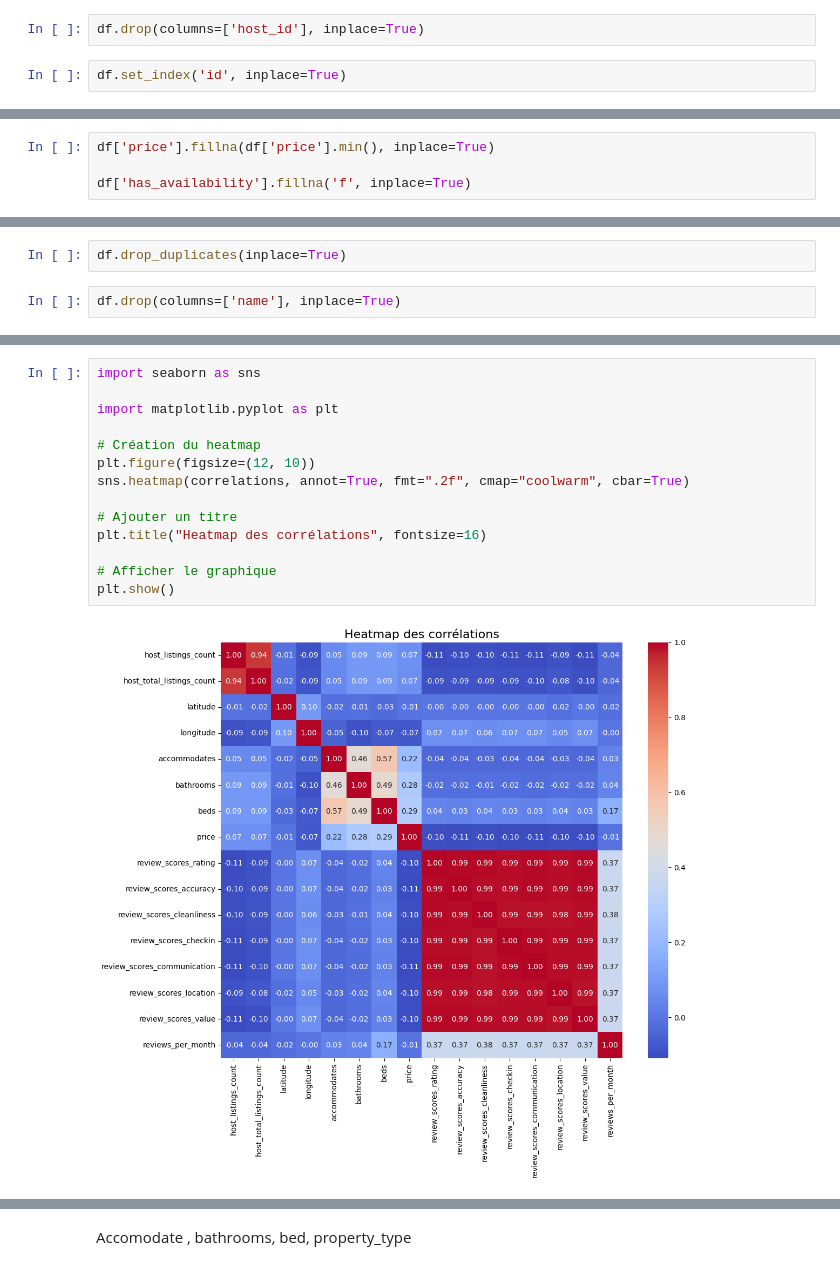
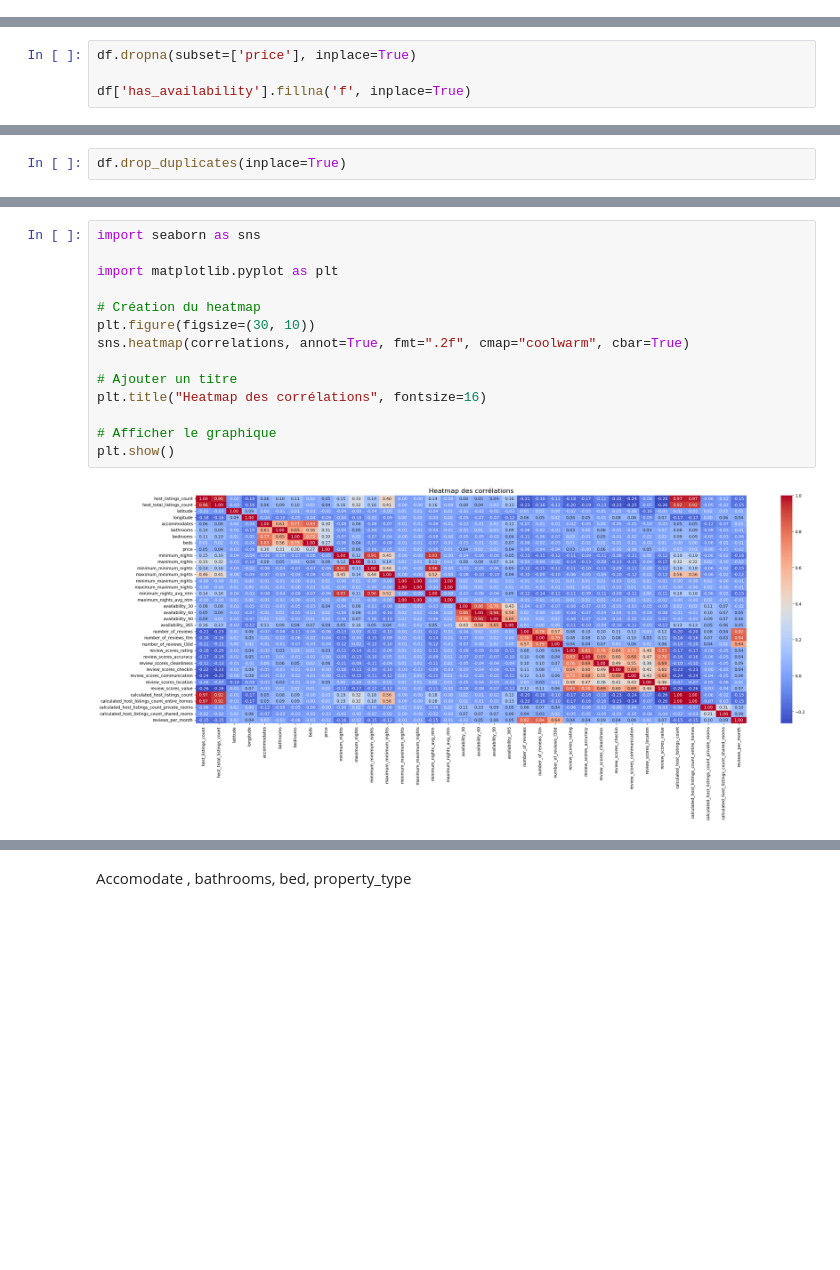
Before and after one commit to Yohannkp/AirBnb-ML-IPSSI, a Jupyter notebook: tp.ipynb, the cells around one changed output, grey strips where cells are left out. Cells and saved outputs as stored; diff of their text form; blank space fills up the shorter version.

```diff
--- a/tp.ipynb
+++ b/tp.ipynb
@@ -267,8 +225,4 @@ reviews_per_month              float64
 dtype: object
-# %%
-df.drop(columns=['host_id'], inplace=True)
-# %%
-df.set_index('id', inplace=True)
 # %%
 import numpy as np
 
@@ -306,7 +260,7 @@ df['price'] = df['price'].str.replace(r'(\D)', '', regex=True)
 #O convertit la colonne 'price' en float
 df['price'] = df['price'].astype(float)
 # %%
-df['price'].fillna(df['price'].min(), inplace=True)
+df.dropna(subset=['price'], inplace=True)
 
 df['has_availability'].fillna('f', inplace=True)
 # %% [output]
@@ -409,7 +355,5 @@ duplicates
 # %%
 df.drop_duplicates(inplace=True)
-# %%
-df.drop(columns=['name'], inplace=True)
 # %%
 df.shape
 # %% [output]
@@ -458,19 +402,19 @@ reviews_per_month                     1.000000
 # %%
 import seaborn as sns
 
 import matplotlib.pyplot as plt
 
 # Création du heatmap
-plt.figure(figsize=(12, 10))
+plt.figure(figsize=(30, 10))
 sns.heatmap(correlations, annot=True, fmt=".2f", cmap="coolwarm", cbar=True)
 
 # Ajouter un titre
 plt.title("Heatmap des corrélations", fontsize=16)
 
 # Afficher le graphique
 plt.show()
 # %% [output]
-[figure, old version]
+[figure, new version]
 # %%
 correlations['price'].sort_values(ascending=False)
 # %% [output]
```
Also changed, not shown: parts of 38 cells of this notebook, 1 other file.
